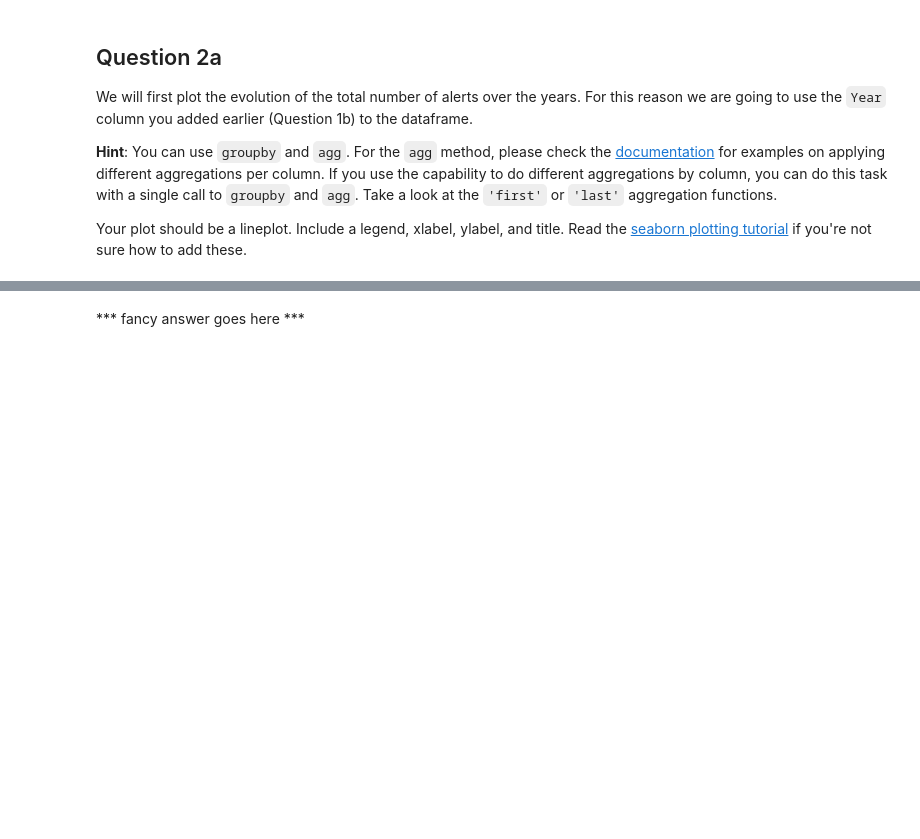
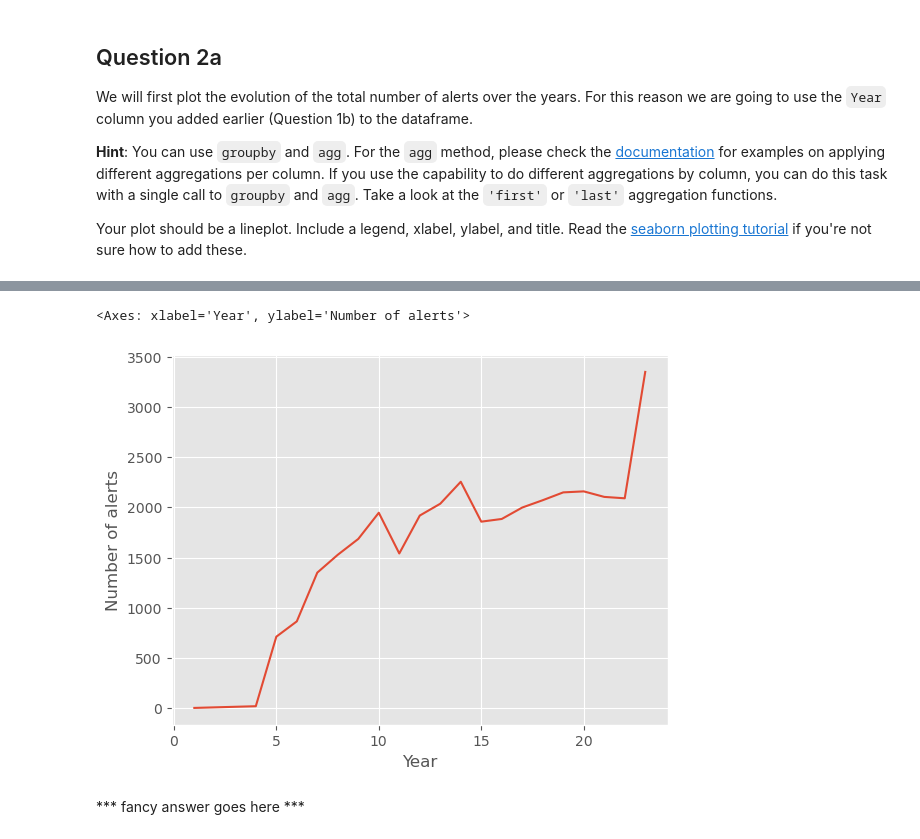
Before and after one commit to noah18c/Data_analysis, a Jupyter notebook: clinic_1/clinic1-2024.ipynb, the cells around one changed output, grey strips where cells are left out. Drawn from its saved outputs; the diff is of its cells as text; code cells hidden in the pictures; blank space fills up the shorter version.

```diff
--- a/clinic_1/clinic1-2024.ipynb
+++ b/clinic_1/clinic1-2024.ipynb
@@ -524,3 +542,12 @@ We will first plot the evolution of the total number of alerts over the years. F
 Your plot should be a lineplot. Include a legend, xlabel, ylabel, and title. Read the [seaborn plotting tutorial](https://seaborn.pydata.org/tutorial/distributions.html) if you're not sure how to add these.
 # %%
 #code for 2a goes here
+df['Year'] = df['Year'].astype(int)
+grouped_by_year = df.groupby("Year")
+
+print(grouped_by_year.groups)
+year_counts = grouped_by_year.agg('size')
+
+year_counts_df = year_counts.to_frame(name="Number of alerts")
+print()
+print(year_counts_df)
@@ -527,3 +572,8 @@ Your plot should be a lineplot. Include a legend, xlabel, ylabel, and title. Rea
+# %%
+sns.lineplot(data=year_counts_df,x='Year',y='Number of alerts')
+# %% [output]
+<Axes: xlabel='Year', ylabel='Number of alerts'>
+[figure, added]
 # %% [markdown]
 *** fancy answer goes here ***
 # %% [markdown]
```
Also changed, not shown: parts of 9 cells of this notebook.
